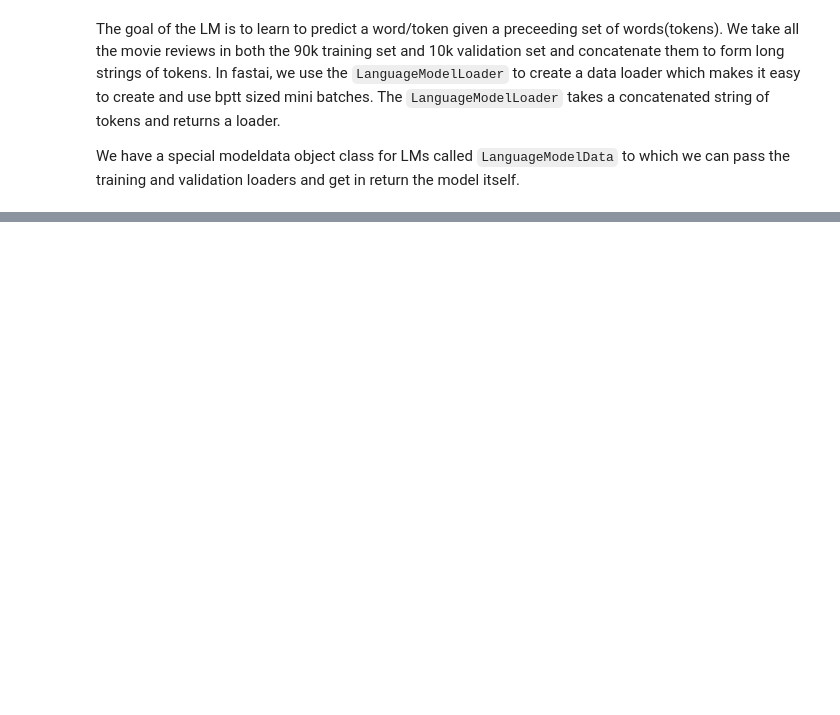
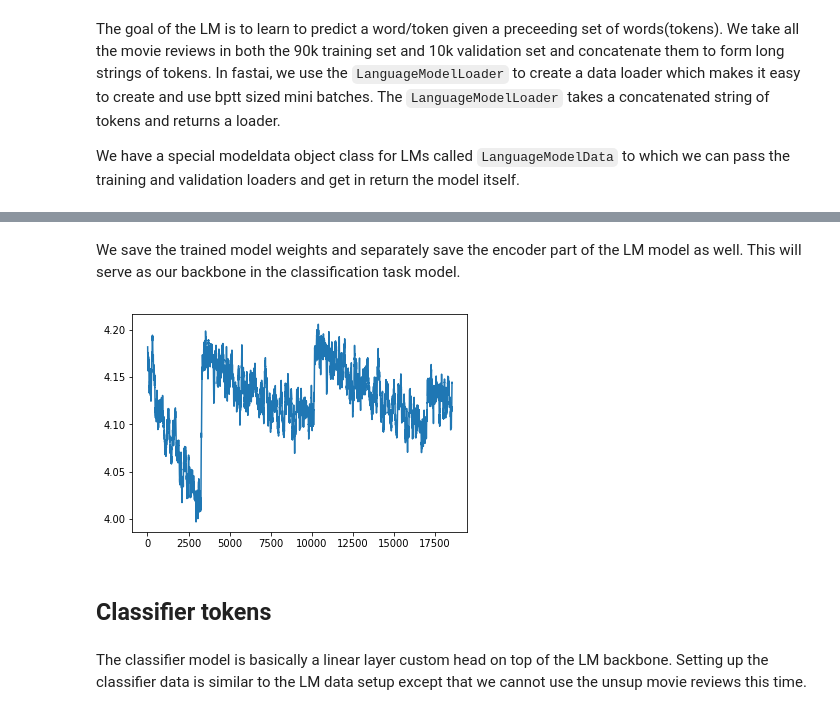
Before and after one commit to Sundragon1993/fastai, a Jupyter notebook: courses/dl2/imdb.ipynb, the cells around one changed output, grey strips where cells are left out. Saved outputs shown, nothing was run; the diff lists cells and outputs as text; code cells hidden in the pictures; blank space fills up the shorter version.

```diff
--- a/courses/dl2/imdb.ipynb
+++ b/courses/dl2/imdb.ipynb
@@ -602,0 +659,2 @@ We have a special modeldata object class for LMs called `LanguageModelData` to w
+# %%
+learner.fit(lrs, 1, wds=wd, use_clr=(20, 10), cycle_len=15)
@@ -602,0 +667,2 @@ We have a special modeldata object class for LMs called `LanguageModelData` to w
+# %% [markdown]
+We save the trained model weights and separately save the encoder part of the LM model as well. This will serve as our backbone in the classification task model.
@@ -602,0 +673,8 @@ We have a special modeldata object class for LMs called `LanguageModelData` to w
+# %%
+learner.sched.plot_loss()
+# %% [output]
+[figure, added]
+# %% [markdown]
+## Classifier tokens
+# %% [markdown]
+The classifier model is basically a linear layer custom head on top of the LM backbone. Setting up the classifier data is similar to the LM data setup except that we cannot use the unsup movie reviews this time.
```
Also changed, not shown: parts of 41 cells of this notebook.
